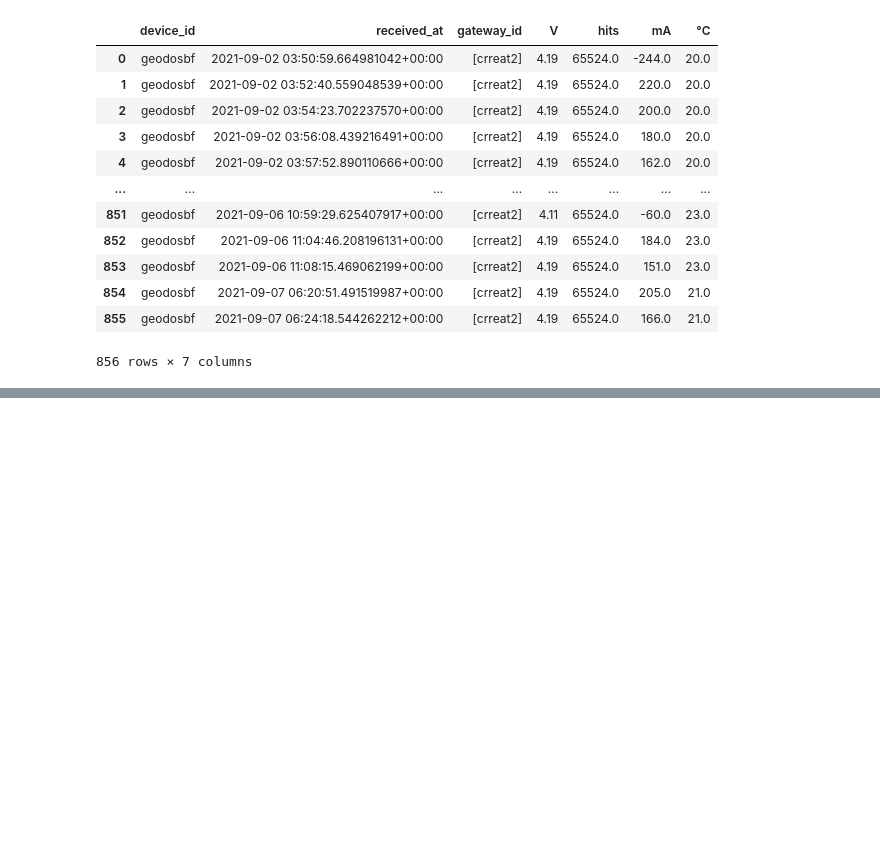
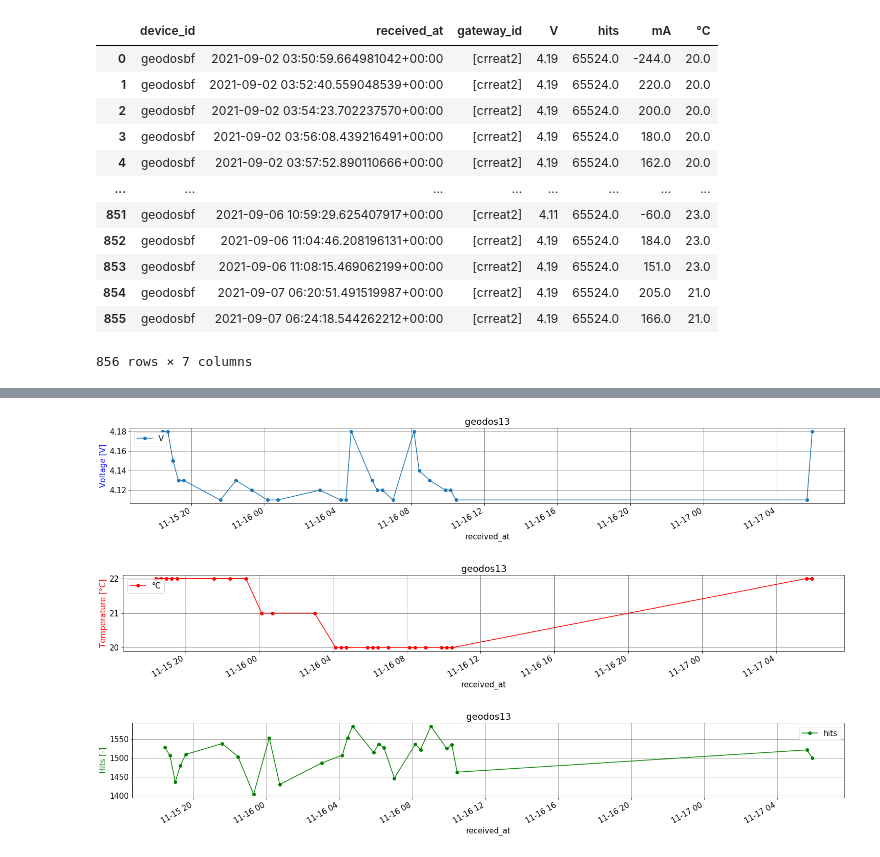
Before and after one commit to UniversalScientificTechnologies/GEODOS01, a Jupyter notebook: sw/Plot GEODOS telemetry.ipynb, the cells around one changed output, grey strips where cells are left out. Saved outputs shown, nothing was run; the diff lists cells and outputs as text; code cells hidden in the pictures; blank space fills up the shorter version.

```diff
--- a/sw/Plot GEODOS telemetry.ipynb
+++ b/sw/Plot GEODOS telemetry.ipynb
@@ -74,0 +78,27 @@ for dev_id in np.unique(df["device_id"]):
+# %%
+DEVID = 'geodos13'
+
+df = pd.DataFrame(payloads_from_json_log("/storage/stations/GEODOS/*.json"))
+df["received_at"] = pd.to_datetime(df["received_at"])
+
+
+#plt.figure(figsize=(10,1))
+#plt.tight_layout()
+matplotlib.rcParams.update({'font.size': 15})
+
+df_filtered = df[df["device_id"] == DEVID]
+
+# some plots...
+df_filtered.plot("received_at", "V", figsize=(25, 3), title=DEVID, marker='o')
+plt.ylabel('Voltage [V]', color='blue')
+plt.grid(b=True, which='major', color='grey', linestyle='-')
+df_filtered.plot("received_at", "°C", figsize=(25, 3), title=DEVID, color='red', marker='o')
+plt.ylabel('Temperature [°C]', color='red')
+plt.grid(b=True, which='major', color='grey', linestyle='-')
+df_filtered.plot("received_at", "hits", figsize=(25, 3), title=DEVID, color='green', marker='o')
+plt.ylabel('Hits [-]', color='green')
+plt.grid(b=True, which='major', color='grey', linestyle='-')
+# %% [output]
+[figure, added]
+[figure, added]
+[figure, added]
```
Also changed, not shown: parts of 1 cell of this notebook, 1 other file.
